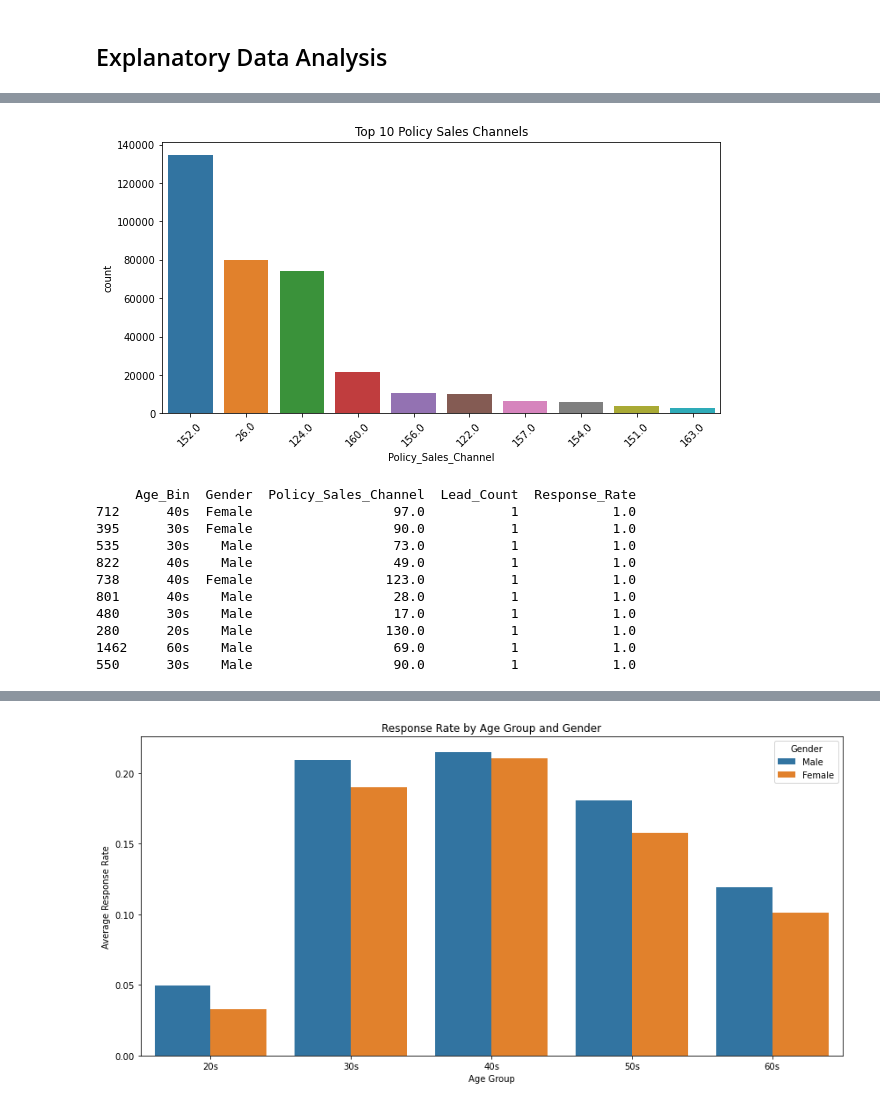
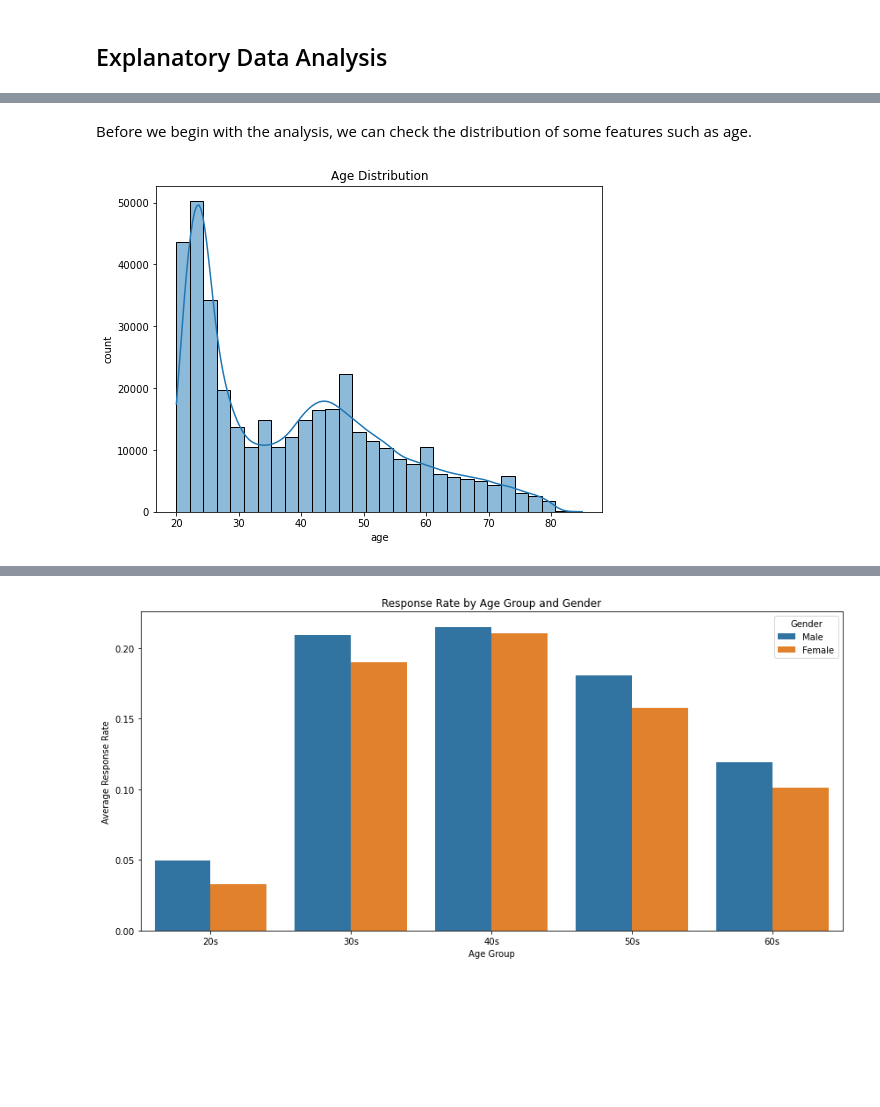
Before and after one commit to samkemboi12/Insurance-Cross-Sell-Prediction, a Jupyter notebook: Untitled.ipynb, the cells around one changed output, grey strips where cells are left out. Saved outputs shown, nothing was run; the diff lists cells and outputs as text; code cells hidden in the pictures; blank space fills up the shorter version.

```diff
--- a/Untitled.ipynb
+++ b/Untitled.ipynb
@@ -286,34 +126,15 @@ plt.show()
-# %%
-plt.figure(figsize=(10, 5))
-sns.countplot(data=df, x='Policy_Sales_Channel', order=df['Policy_Sales_Channel'].value_counts().index[:10])
-plt.title("Top 10 Policy Sales Channels")
-plt.xticks(rotation=45)
-plt.show()
-# %% [output]
-[figure, removed]
-# %%
-import pandas as pd
-
-# Load your training data
-df = pd.read_csv('train.csv')
-
-# Group by Age (binned), Gender, and Policy_Sales_Channel
-df['Age_Bin'] = pd.cut(df['Age'], bins=[20, 30, 40, 50, 60, 70], labels=['20s', '30s', '40s', '50s', '60s'])
-
-grouped = df.groupby(['Age_Bin', 'Gender', 'Policy_Sales_Channel'])['Response'].agg(['count', 'mean']).reset_index()
-grouped.rename(columns={'count': 'Lead_Count', 'mean': 'Response_Rate'}, inplace=True)
-
-# Show top rows
-print(grouped.sort_values(by='Response_Rate', ascending=False).head(10))
-# %% [output]
-     Age_Bin  Gender  Policy_Sales_Channel  Lead_Count  Response_Rate
-712      40s  Female                  97.0           1            1.0
-395      30s  Female                  90.0           1            1.0
-535      30s    Male                  73.0           1            1.0
-822      40s    Male                  49.0           1            1.0
-738      40s  Female                 123.0           1            1.0
-801      40s    Male                  28.0           1            1.0
-480      30s    Male                  17.0           1            1.0
-280      20s    Male                 130.0           1            1.0
-1462     60s    Male                  69.0           1            1.0
-550      30s    Male                  90.0           1            1.0
+# %% [markdown]
+Before we begin with the analysis, we can check the distribution of some features such as age.
+# %%
+import seaborn as sns
+import matplotlib.pyplot as plt
+
+plt.figure(figsize=(8,6))
+sns.histplot(train_df['Age'],bins = 30, kde = True)
+
+plt.xlabel("age")
+plt.ylabel("count")
+plt.title("Age Distribution")
+plt.show()
+# %% [output]
+[figure, added]
```
Also changed, not shown: parts of 61 cells of this notebook.
